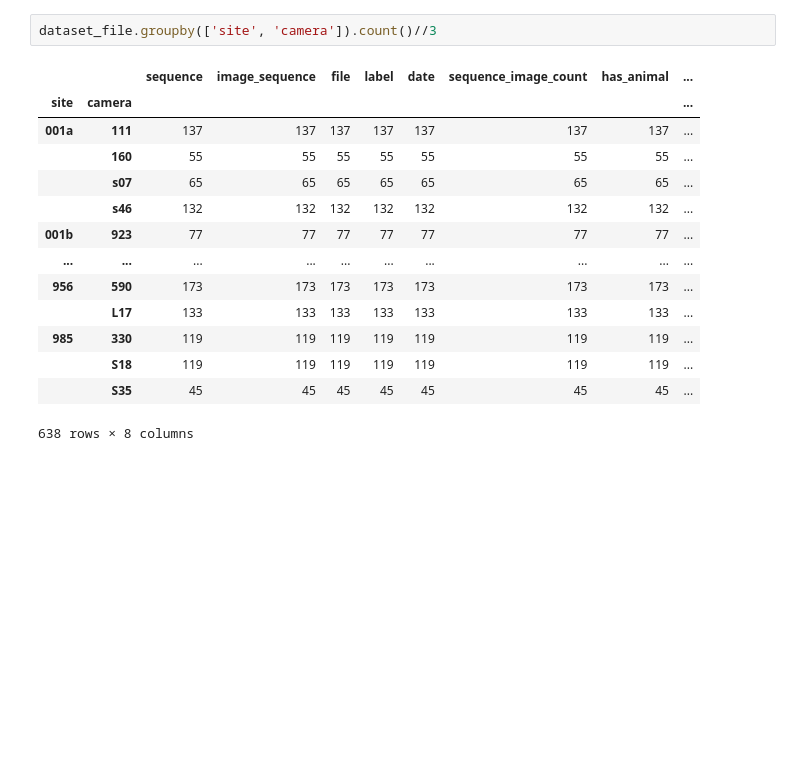
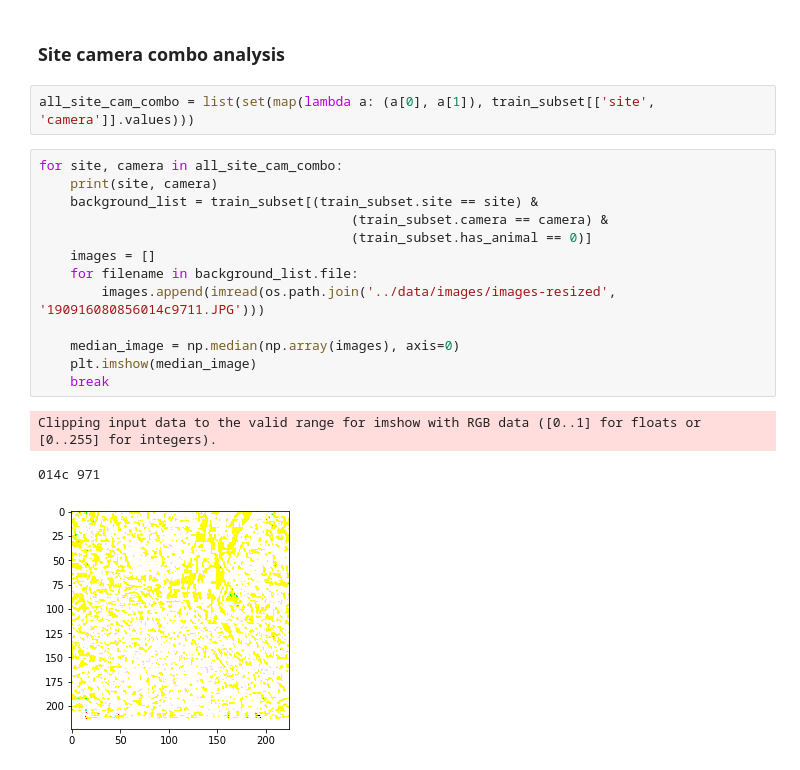
Before and after one commit to bhuvi3/camera_trap_animal_classification, a Jupyter notebook: code/background_detection_analysis.ipynb, the cells around one changed output. Cells and saved outputs as stored; diff of their text form; blank space fills up the shorter version.

```diff
--- a/code/background_detection_analysis.ipynb
+++ b/code/background_detection_analysis.ipynb
@@ -39,17 +59,21 @@ for idx, filename in cam_loc_1.sample(20).reset_index(drop=True).iterrows():
-# %%
-dataset_file.groupby(['site', 'camera']).count()//3
-# %% [output]
-|  |  | sequence | image_sequence | file | label | date | sequence_image_count | has_animal | ... |
-| site | camera |  |  |  |  |  |  |  | ... |
-| 001a | 111 | 137 | 137 | 137 | 137 | 137 | 137 | 137 | ... |
-|  | 160 | 55 | 55 | 55 | 55 | 55 | 55 | 55 | ... |
-|  | s07 | 65 | 65 | 65 | 65 | 65 | 65 | 65 | ... |
-|  | s46 | 132 | 132 | 132 | 132 | 132 | 132 | 132 | ... |
-| 001b | 923 | 77 | 77 | 77 | 77 | 77 | 77 | 77 | ... |
-| ... | ... | ... | ... | ... | ... | ... | ... | ... | ... |
-| 956 | 590 | 173 | 173 | 173 | 173 | 173 | 173 | 173 | ... |
-|  | L17 | 133 | 133 | 133 | 133 | 133 | 133 | 133 | ... |
-| 985 | 330 | 119 | 119 | 119 | 119 | 119 | 119 | 119 | ... |
-|  | S18 | 119 | 119 | 119 | 119 | 119 | 119 | 119 | ... |
-|  | S35 | 45 | 45 | 45 | 45 | 45 | 45 | 45 | ... |
-638 rows × 8 columns
+# %% [markdown]
+### Site camera combo analysis
+# %%
+all_site_cam_combo = list(set(map(lambda a: (a[0], a[1]), train_subset[['site', 'camera']].values)))
+# %%
+for site, camera in all_site_cam_combo:
+    print(site, camera)
+    background_list = train_subset[(train_subset.site == site) &
+                                        (train_subset.camera == camera) &
+                                        (train_subset.has_animal == 0)]
+    images = []
+    for filename in background_list.file:
+        images.append(imread(os.path.join('../data/images/images-resized', '190916080856014c9711.JPG')))
+
+    median_image = np.median(np.array(images), axis=0)
+    plt.imshow(median_image)
+    break
+# %% [output]
+Clipping input data to the valid range for imshow with RGB data ([0..1] for floats or [0..255] for integers).
+014c 971
+[figure, added]
```
Also changed, not shown: parts of 7 cells of this notebook.
